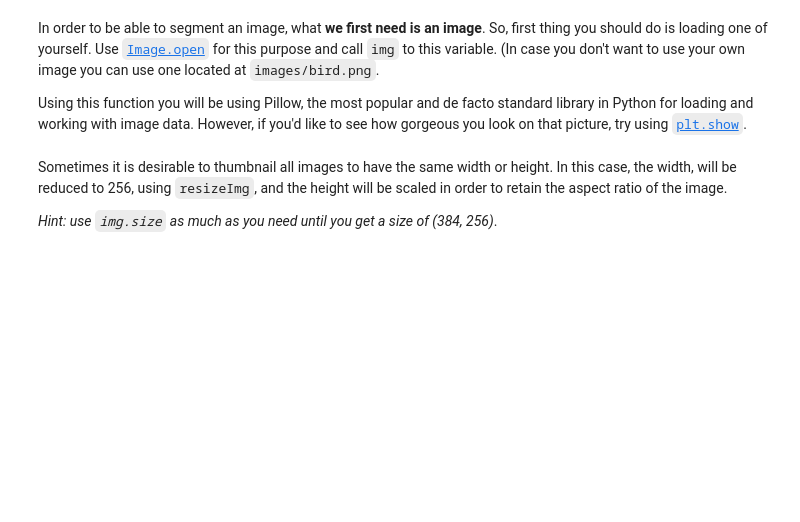
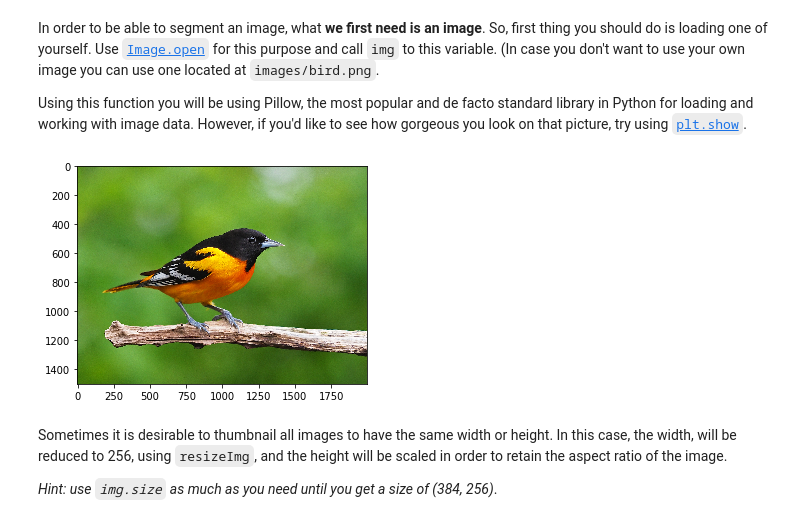
Before and after one commit to blancalluch/ImageSegmentation, a Jupyter notebook: main.ipynb, the cells around one changed output. Saved outputs shown, nothing was run; the diff lists cells and outputs as text; code cells hidden in the pictures; blank space fills up the shorter version.

```diff
--- a/main.ipynb
+++ b/main.ipynb
@@ -48,3 +54,10 @@ Using this function you will be using Pillow, the most popular and de facto stan
+# %%
+img = Image.open("images/bird.png")
+imarr = np.array(img)
+
+plt.imshow(imarr);
+# %% [output]
+[figure, added]
 # %% [markdown]
 Sometimes it is desirable to thumbnail all images to have the same width or height. In this case, the width, will be reduced to 256, using `resizeImg`, and the height will be scaled in order to retain the aspect ratio of the image.
 
```
Also changed, not shown: parts of 4 cells of this notebook.
